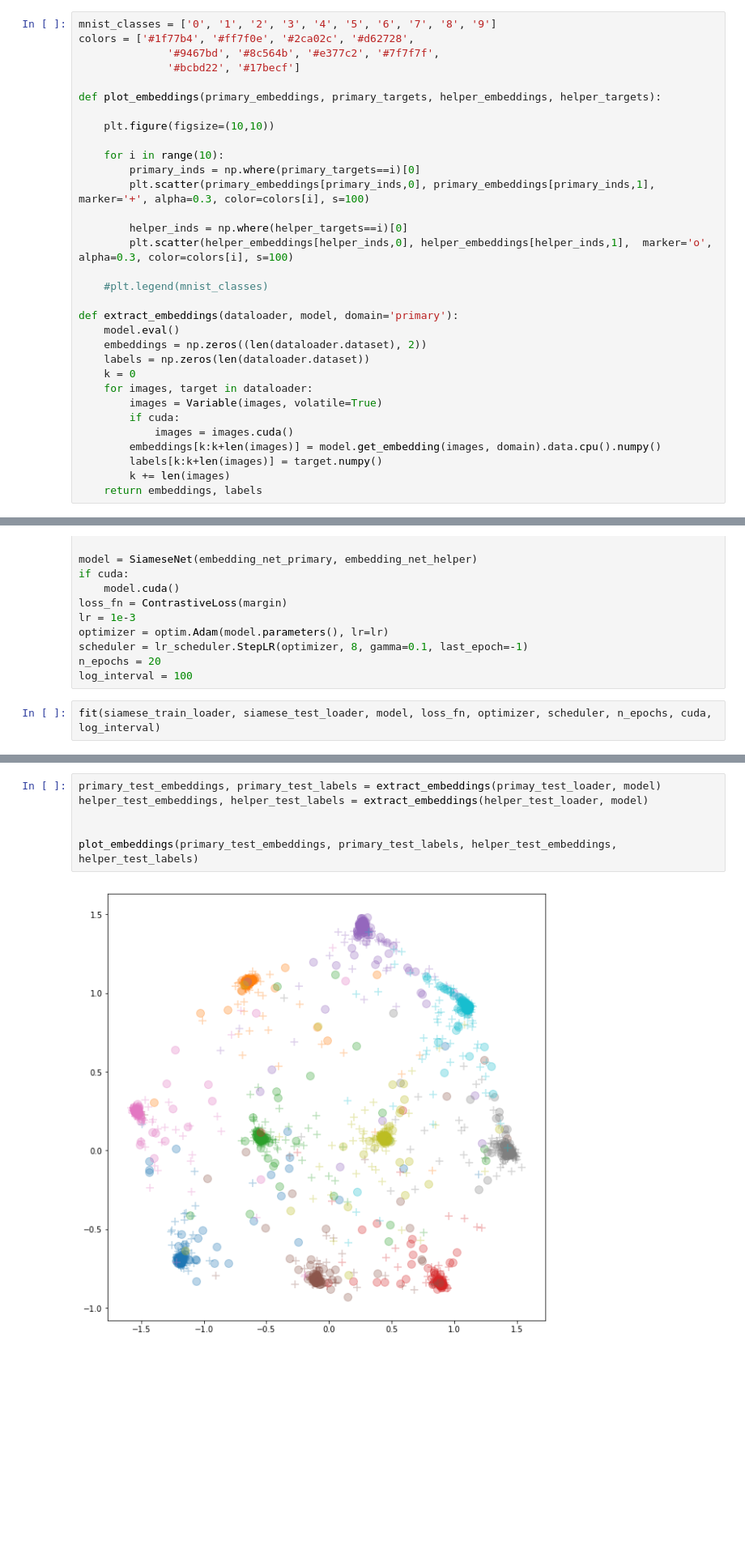
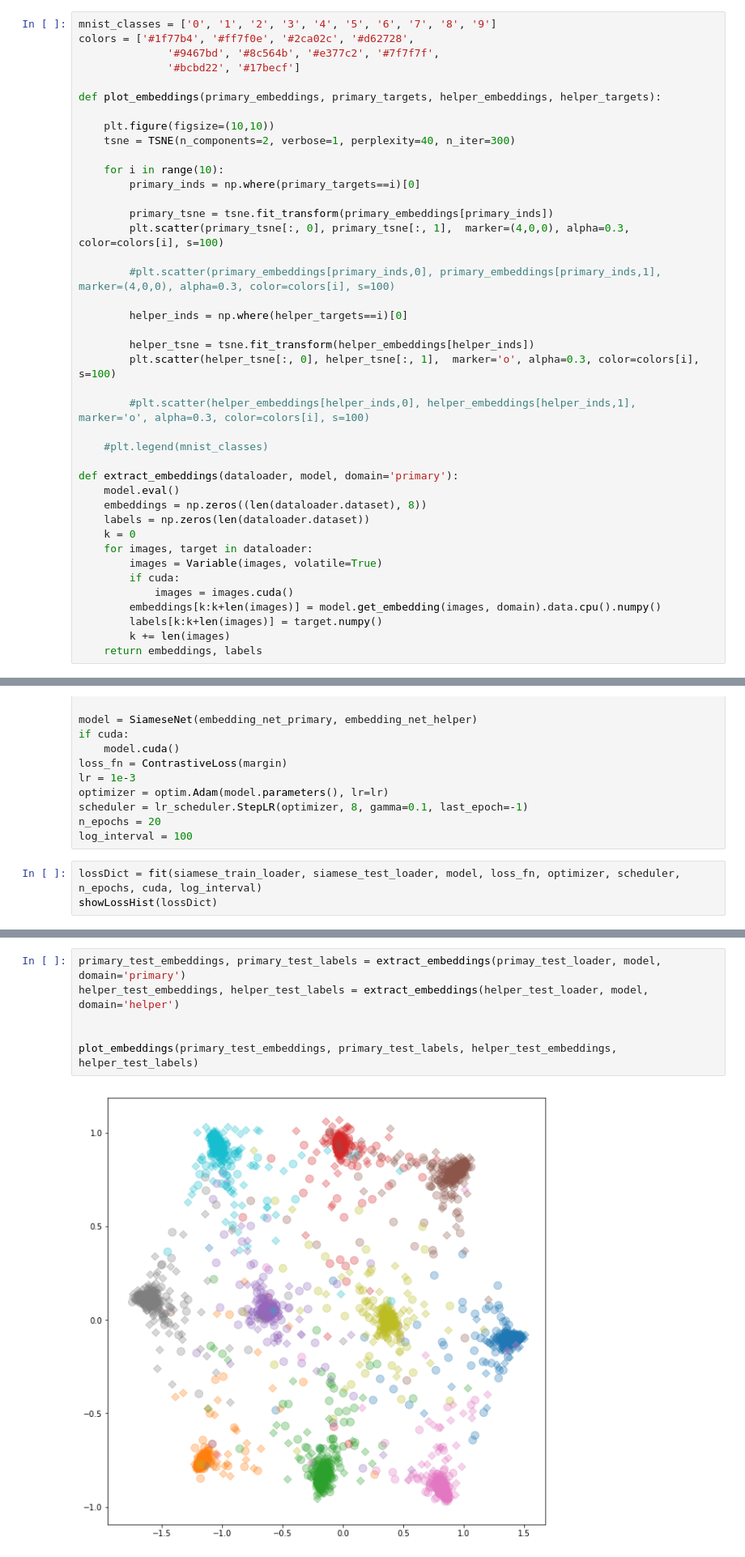
Before and after one commit to lovish1234/MLPrototype, a Jupyter notebook: siamese-triplet/Siamese_Domain_Embedding.ipynb, the cells around one changed output, grey strips where cells are left out. Shown at 81% size. Drawn from its saved outputs; the diff is of its cells as text; blank space fills up the shorter version.

```diff
--- a/siamese-triplet/Siamese_Domain_Embedding.ipynb
+++ b/siamese-triplet/Siamese_Domain_Embedding.ipynb
@@ -89,19 +121,28 @@ colors = ['#1f77b4', '#ff7f0e', '#2ca02c', '#d62728',
 def plot_embeddings(primary_embeddings, primary_targets, helper_embeddings, helper_targets):
 
     plt.figure(figsize=(10,10))
+    tsne = TSNE(n_components=2, verbose=1, perplexity=40, n_iter=300)
 
     for i in range(10):
         primary_inds = np.where(primary_targets==i)[0]
-        plt.scatter(primary_embeddings[primary_inds,0], primary_embeddings[primary_inds,1],  marker='+', alpha=0.3, color=colors[i], s=100)
+
+        primary_tsne = tsne.fit_transform(primary_embeddings[primary_inds])
+        plt.scatter(primary_tsne[:, 0], primary_tsne[:, 1],  marker=(4,0,0), alpha=0.3, color=colors[i], s=100)
+
+        #plt.scatter(primary_embeddings[primary_inds,0], primary_embeddings[primary_inds,1],  marker=(4,0,0), alpha=0.3, color=colors[i], s=100)
 
         helper_inds = np.where(helper_targets==i)[0]
-        plt.scatter(helper_embeddings[helper_inds,0], helper_embeddings[helper_inds,1],  marker='o', alpha=0.3, color=colors[i], s=100)
+
+        helper_tsne = tsne.fit_transform(helper_embeddings[helper_inds])
+        plt.scatter(helper_tsne[:, 0], helper_tsne[:, 1],  marker='o', alpha=0.3, color=colors[i], s=100)
+
+        #plt.scatter(helper_embeddings[helper_inds,0], helper_embeddings[helper_inds,1],  marker='o', alpha=0.3, color=colors[i], s=100)
 
     #plt.legend(mnist_classes)
 
 def extract_embeddings(dataloader, model, domain='primary'):
     model.eval()
-    embeddings = np.zeros((len(dataloader.dataset), 2))
+    embeddings = np.zeros((len(dataloader.dataset), 8))
     labels = np.zeros(len(dataloader.dataset))
     k = 0
     for images, target in dataloader:
@@ -202,5 +274,6 @@ scheduler = lr_scheduler.StepLR(optimizer, 8, gamma=0.1, last_epoch=-1)
 n_epochs = 20
 log_interval = 100
 # %%
-fit(siamese_train_loader, siamese_test_loader, model, loss_fn, optimizer, scheduler, n_epochs, cuda, log_interval)
+lossDict = fit(siamese_train_loader, siamese_test_loader, model, loss_fn, optimizer, scheduler, n_epochs, cuda, log_interval)
+showLossHist(lossDict)
 # %% [output]
@@ -224,11 +306,11 @@ Epoch: 20/20. Validation set: Average loss: 0.0098
 # %%
-primary_test_embeddings, primary_test_labels = extract_embeddings(primay_test_loader, model)
-helper_test_embeddings, helper_test_labels = extract_embeddings(helper_test_loader, model)
+primary_test_embeddings, primary_test_labels = extract_embeddings(primay_test_loader, model, domain='primary')
+helper_test_embeddings, helper_test_labels = extract_embeddings(helper_test_loader, model, domain='helper')
 
 
 plot_embeddings(primary_test_embeddings, primary_test_labels, helper_test_embeddings, helper_test_labels)
 # %% [output]
-[figure, old version]
+[figure, new version]
 # %% [markdown]
 ### Online Pair Selection
 
```
Also changed, not shown: parts of 7 cells of this notebook, 3 other files.
